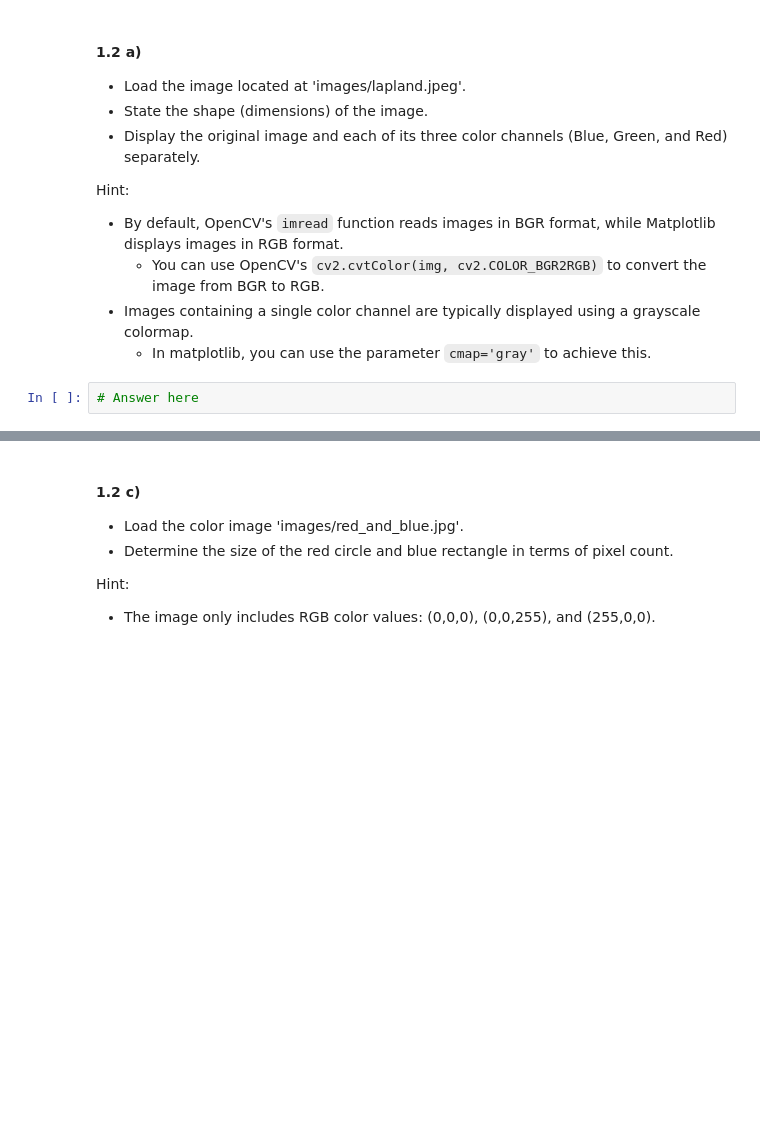
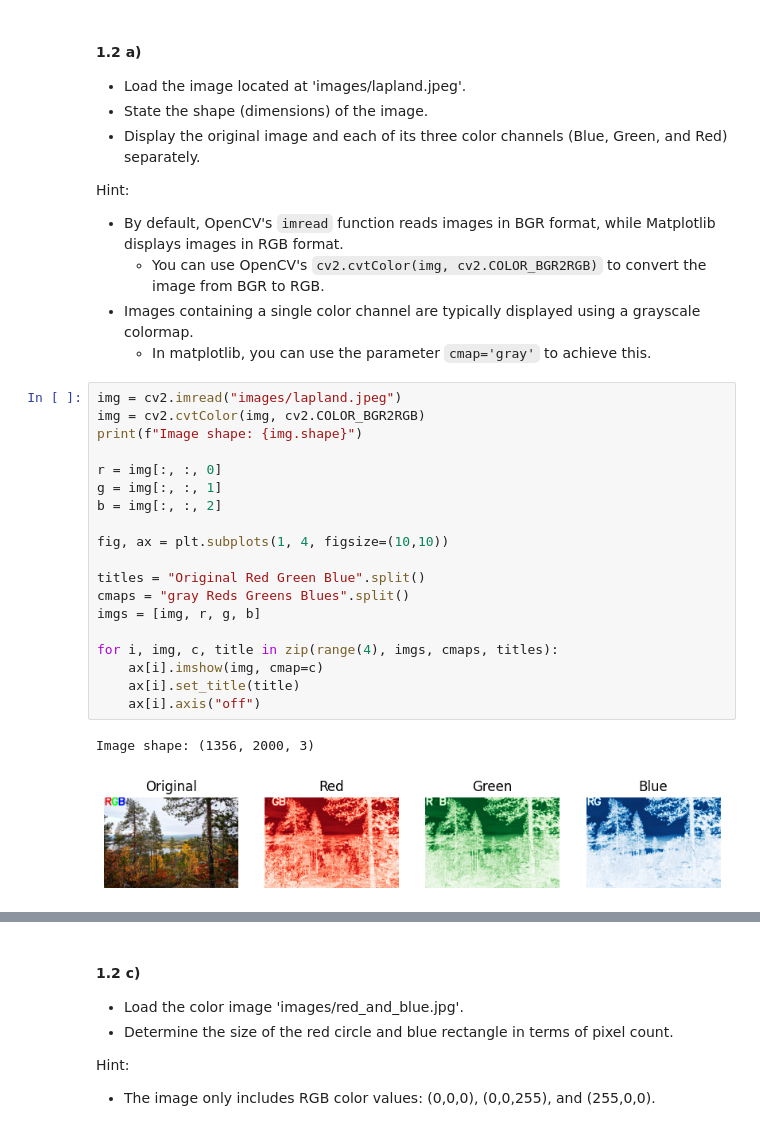
Before and after one commit to macpalor/computer-vision, a Jupyter notebook: ex1/CV-2025-exercises-01.ipynb, the cells around one changed output, grey strips where cells are left out. Cells and saved outputs as stored; diff of their text form; blank space fills up the shorter version.

```diff
--- a/ex1/CV-2025-exercises-01.ipynb
+++ b/ex1/CV-2025-exercises-01.ipynb
@@ -196,7 +196,27 @@ Hint:
 - Images containing a single color channel are typically displayed using a grayscale colormap.
     - In matplotlib, you can use the parameter `cmap='gray'` to achieve this.
 # %%
-# Answer here
+img = cv2.imread("images/lapland.jpeg")
+img = cv2.cvtColor(img, cv2.COLOR_BGR2RGB)
+print(f"Image shape: {img.shape}")
+
+r = img[:, :, 0]
+g = img[:, :, 1]
+b = img[:, :, 2]
+
+fig, ax = plt.subplots(1, 4, figsize=(10,10))
+
+titles = "Original Red Green Blue".split()
+cmaps = "gray Reds Greens Blues".split()
+imgs = [img, r, g, b]
+
+for i, img, c, title in zip(range(4), imgs, cmaps, titles):
+    ax[i].imshow(img, cmap=c)
+    ax[i].set_title(title)
+    ax[i].axis("off")
+# %% [output]
+Image shape: (1356, 2000, 3)
+[figure, added]
 # %% [markdown]
 #### 1.2 b)
 
```
Also changed, not shown: parts of 2 cells of this notebook.
